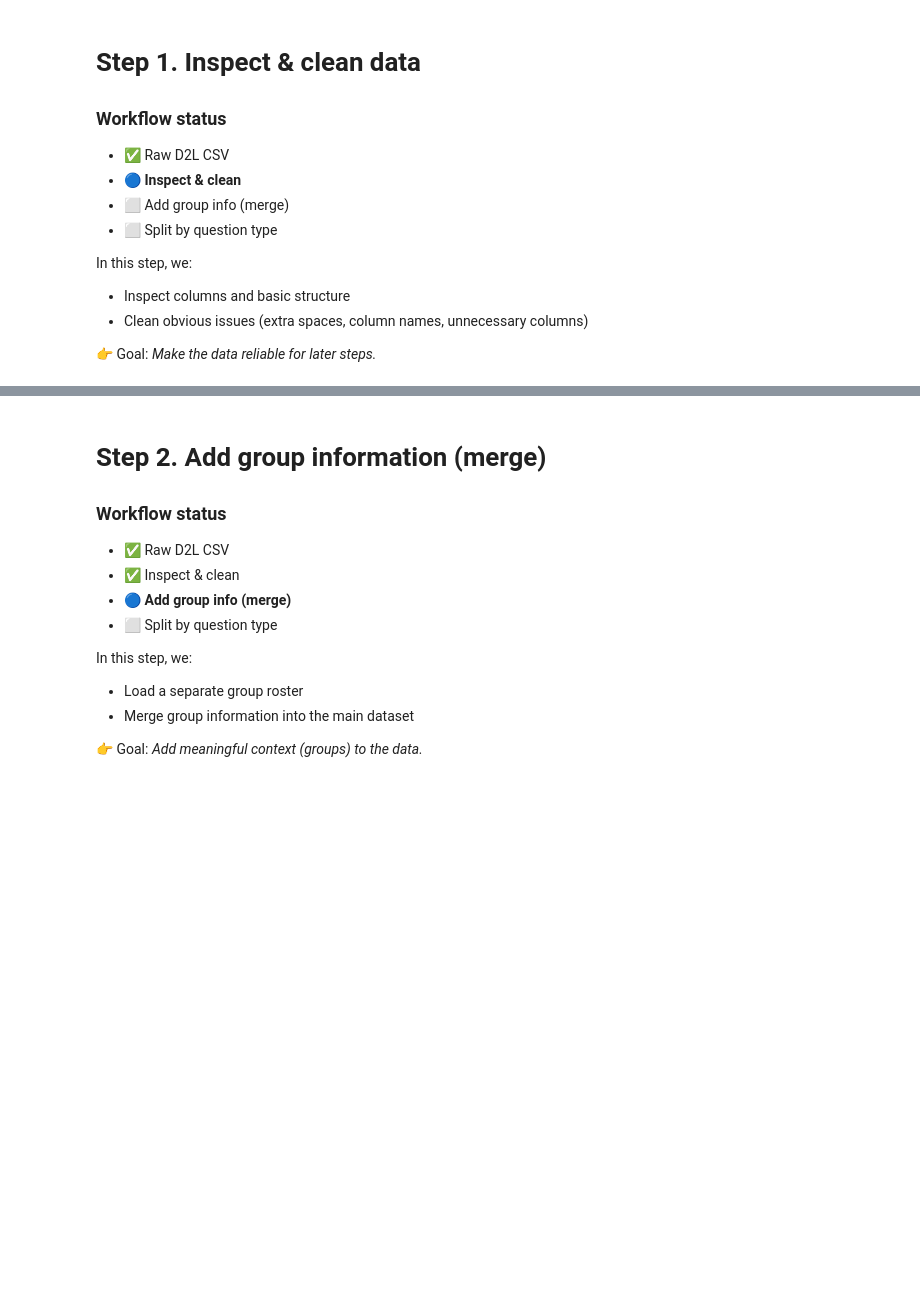
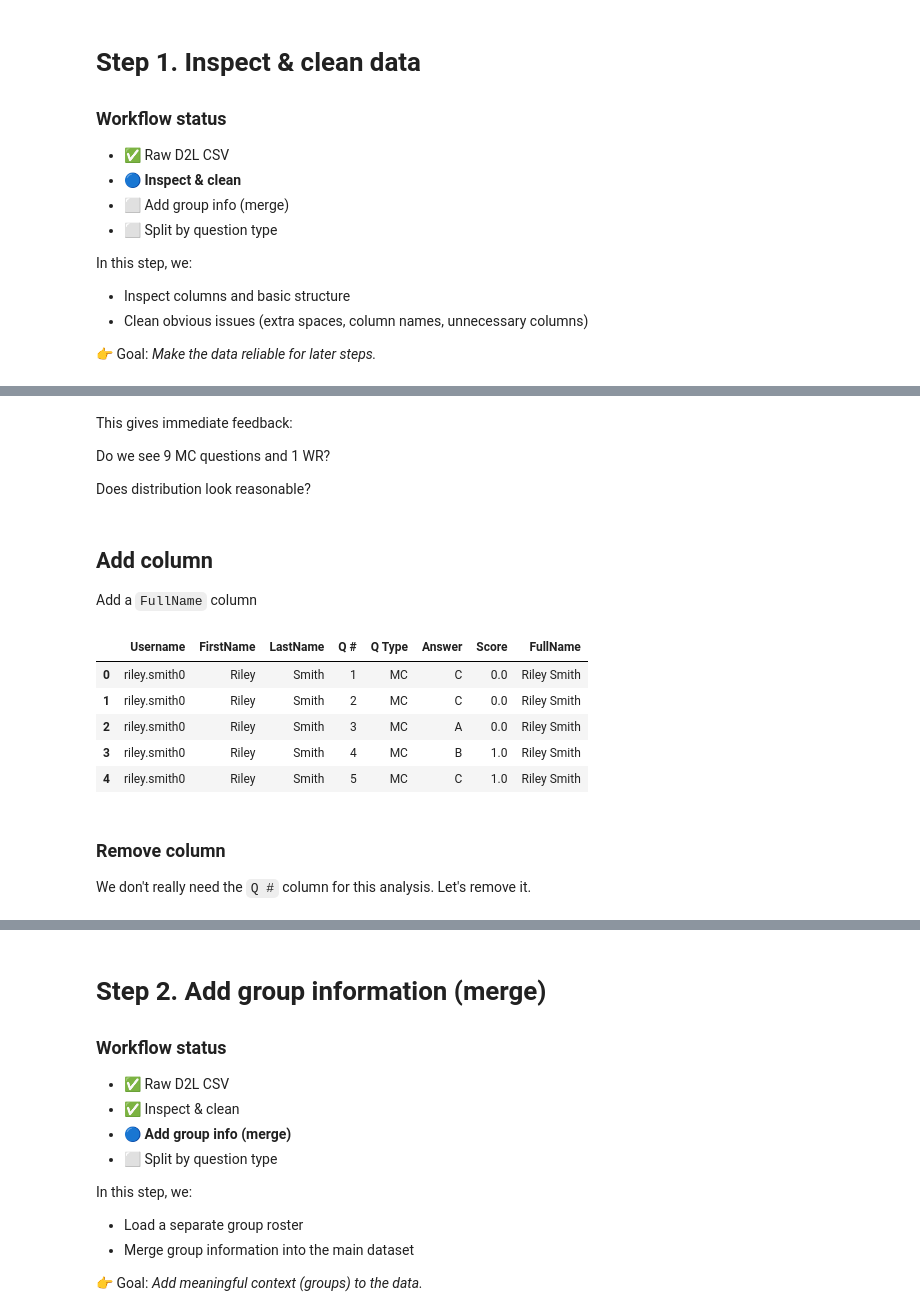
Before and after one commit to Yuweien/Python-Workshop, a Jupyter notebook: Python_Workshop_for_Beginners_2_25.ipynb, the cells around one changed output, grey strips where cells are left out. Saved outputs shown, nothing was run; the diff lists cells and outputs as text; code cells hidden in the pictures; blank space fills up the shorter version.

```diff
--- a/Python_Workshop_for_Beginners_2_25.ipynb
+++ b/Python_Workshop_for_Beginners_2_25.ipynb
@@ -162,0 +354,2 @@ In this step, we:
+# %%
+survey.columns = survey.columns.str.strip()  # remove extra spaces
@@ -162,0 +375,2 @@ In this step, we:
+# %%
+survey["Q Type"] = survey["Q Type"].str.strip()
@@ -162,0 +389,26 @@ In this step, we:
+# %% [markdown]
+This gives immediate feedback:
+
+Do we see 9 MC questions and 1 WR?
+
+Does distribution look reasonable?
+# %% [markdown]
+## Add column
+
+Add a `FullName` column
+# %%
+survey["FullName"] = survey["FirstName"] + " " + survey["LastName"]
+# %%
+survey.head()
+# %% [output]
+|  | Username | FirstName | LastName | Q # | Q Type | Answer | Score | FullName |
+| 0 | riley.smith0 | Riley | Smith | 1 | MC | C | 0.0 | Riley Smith |
+| 1 | riley.smith0 | Riley | Smith | 2 | MC | C | 0.0 | Riley Smith |
+| 2 | riley.smith0 | Riley | Smith | 3 | MC | A | 0.0 | Riley Smith |
+| 3 | riley.smith0 | Riley | Smith | 4 | MC | B | 1.0 | Riley Smith |
+| 4 | riley.smith0 | Riley | Smith | 5 | MC | C | 1.0 | Riley Smith |
+# %% [markdown]
+### Remove column
+
+
+We don't really need the `Q #` column for this analysis. Let's remove it.
```
Also changed, not shown: parts of 37 cells of this notebook.
